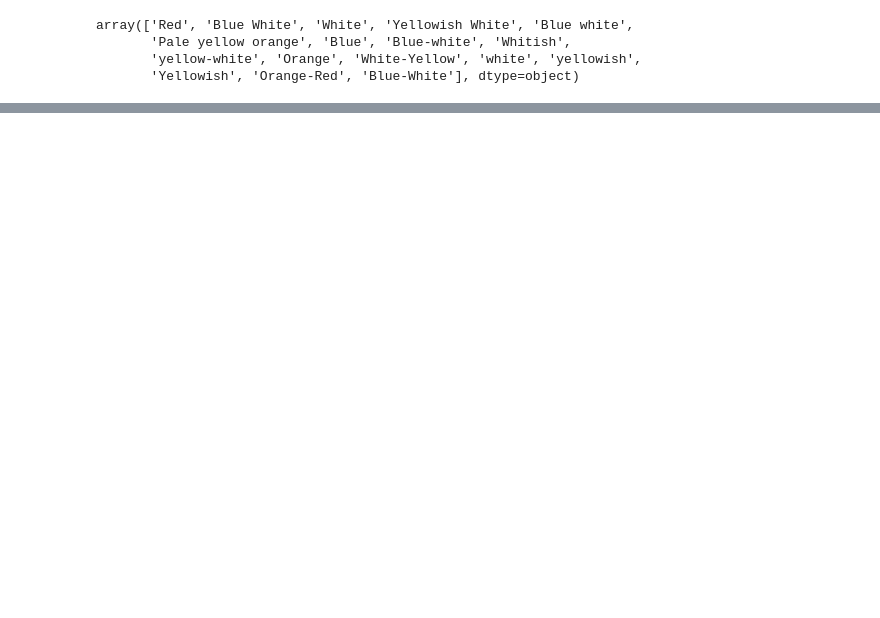
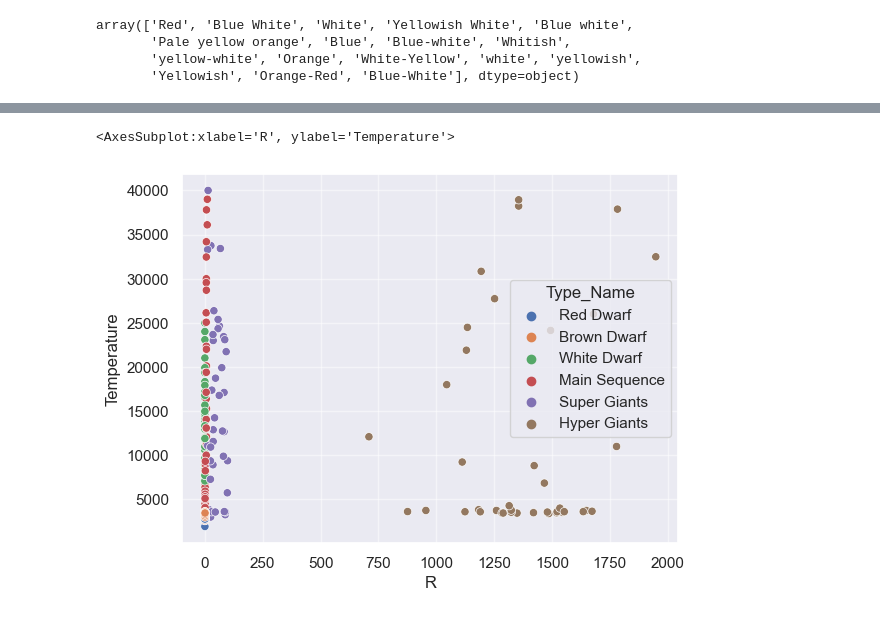
Before and after one commit to chloe0x0/stars, a Jupyter notebook: src/stars.ipynb, the cells around one changed output, grey strips where cells are left out. Saved outputs shown, nothing was run; the diff lists cells and outputs as text; code cells hidden in the pictures; blank space fills up the shorter version.

```diff
--- a/src/stars.ipynb
+++ b/src/stars.ipynb
@@ -66,0 +125,5 @@ array(['M', 'B', 'A', 'F', 'O', 'K', 'G'], dtype=object)
+# %%
+sns.scatterplot(x = df["R"], y = df["Temperature"], hue=df["Type_Name"])
+# %% [output]
+<AxesSubplot:xlabel='R', ylabel='Temperature'>
+[figure, added]
```
Also changed, not shown: parts of 15 cells of this notebook.
